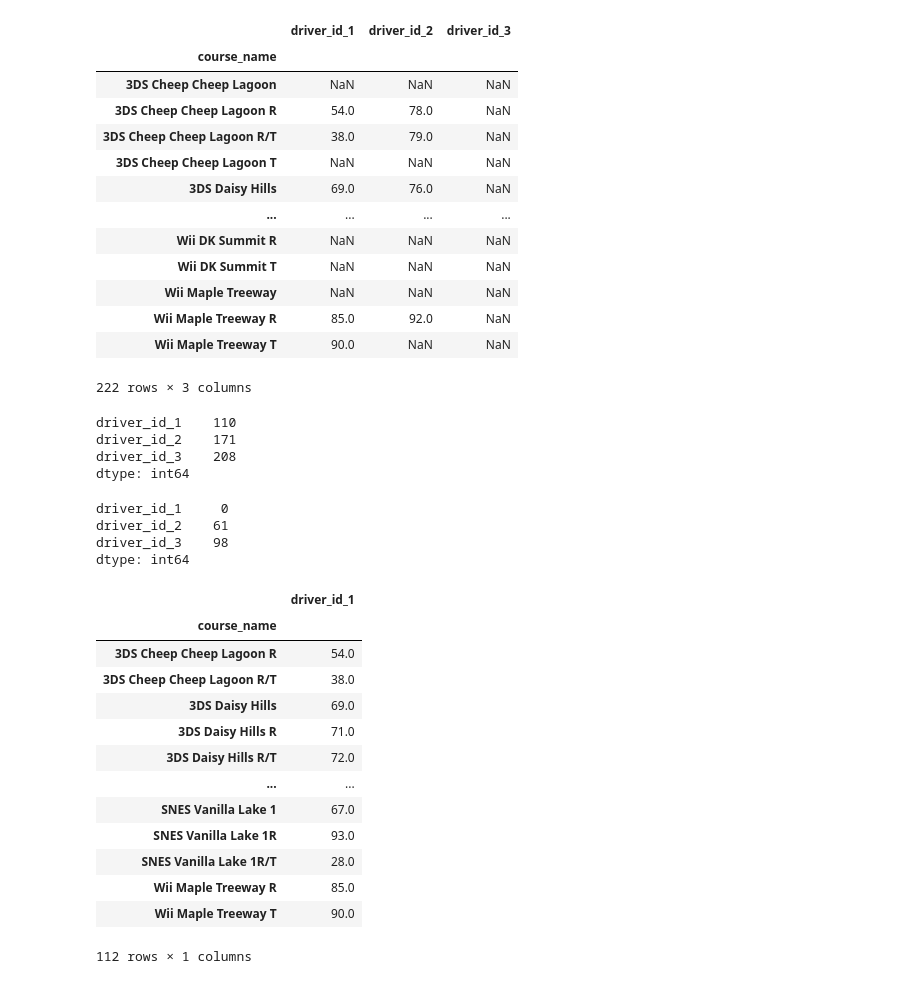
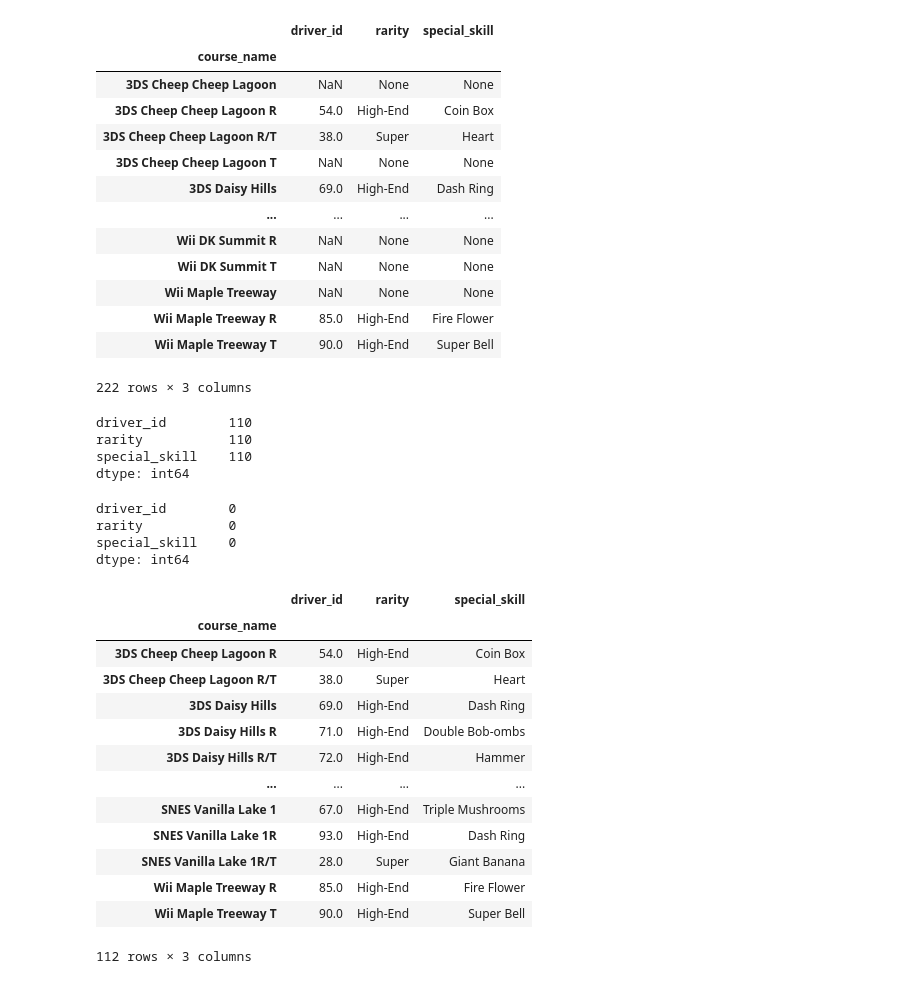
Before and after one commit to JordanWhite21/TheBluePowerShells, a Jupyter notebook: Top_Shelf_Drivers_Data_Cleaning.ipynb, the cells around one changed output. Saved outputs shown, nothing was run; the diff lists cells and outputs as text; code cells hidden in the pictures.

```diff
--- a/Top_Shelf_Drivers_Data_Cleaning.ipynb
+++ b/Top_Shelf_Drivers_Data_Cleaning.ipynb
@@ -14,7 +14,9 @@ level_1_top_shelf_driver = {}
 for course in CourseData:
     value = []
     for driver in course["level_one_top_shelf_drivers"]:
-        value.append(driver["id"])
+        value.append(driver["id"]),
+        value.append(driver["rarity"]),
+        value.append(driver["special_skill"])
     level_1_top_shelf_driver[course["name"]]=value
 level_1_top_shelf_driver
 # %% [output]
@@ -135,7 +119,9 @@ level_3_top_shelf_driver = {}
 for course in CourseData:
     value = []
     for driver in course["level_three_top_shelf_drivers"]:
-        value.append(driver["id"])
+        value.append(driver["id"]),
+        value.append(driver["rarity"]),
+        value.append(driver["special_skill"])
     level_3_top_shelf_driver[course["name"]]=value
 level_3_top_shelf_driver
 # %% [output]
@@ -177,59 +163,59 @@ level_three_df
 # %%
 # Make dataframe prettier
+level_three_df = level_three_df.drop(columns=[3,4,5,6,7,8])
 level_three_df = level_three_df.rename_axis("course_name")
-level_three_df = level_three_df.rename(columns={0:"driver_id_1",1:"driver_id_2",2:"driver_id_3"})
+level_three_df = level_three_df.rename(columns={0:"driver_id",1:"rarity",2:"special_skill"})
 level_three_df
 # %% [output]
-|  | driver_id_1 | driver_id_2 | driver_id_3 |
+|  | driver_id | rarity | special_skill |
 | course_name |  |  |  |
-| 3DS Cheep Cheep Lagoon | NaN | NaN | NaN |
-| 3DS Cheep Cheep Lagoon R | 54.0 | 78.0 | NaN |
-| 3DS Cheep Cheep Lagoon R/T | 38.0 | 79.0 | NaN |
-| 3DS Cheep Cheep Lagoon T | NaN | NaN | NaN |
-| 3DS Daisy Hills | 69.0 | 76.0 | NaN |
+| 3DS Cheep Cheep Lagoon | NaN | None | None |
+| 3DS Cheep Cheep Lagoon R | 54.0 | High-End | Coin Box |
+| 3DS Cheep Cheep Lagoon R/T | 38.0 | Super | Heart |
+| 3DS Cheep Cheep Lagoon T | NaN | None | None |
+| 3DS Daisy Hills | 69.0 | High-End | Dash Ring |
 | ... | ... | ... | ... |
-| Wii DK Summit R | NaN | NaN | NaN |
-| Wii DK Summit T | NaN | NaN | NaN |
-| Wii Maple Treeway | NaN | NaN | NaN |
-| Wii Maple Treeway R | 85.0 | 92.0 | NaN |
-| Wii Maple Treeway T | 90.0 | NaN | NaN |
+| Wii DK Summit R | NaN | None | None |
+| Wii DK Summit T | NaN | None | None |
+| Wii Maple Treeway | NaN | None | None |
+| Wii Maple Treeway R | 85.0 | High-End | Fire Flower |
+| Wii Maple Treeway T | 90.0 | High-End | Super Bell |
 222 rows × 3 columns
 # %%
 # Count NaN values per column
 level_three_df.isna().sum()
 # %% [output]
-driver_id_1    110
-driver_id_2    171
-driver_id_3    208
+driver_id        110
+rarity           110
+special_skill    110
 dtype: int64
 # %%
 # Drop rows with NaN in driver_id_1 and check that they were dropped
-level_three_df = level_three_df.dropna(subset=["driver_id_1"])
+level_three_df = level_three_df.dropna(subset=["driver_id"])
 level_three_df.isna().sum()
 # %% [output]
-driver_id_1     0
-driver_id_2    61
-driver_id_3    98
+driver_id        0
+rarity           0
+special_skill    0
 dtype: int64
 # %%
-# Drop remaining columnds with NaN values
-level_three_df = level_three_df.drop(columns=["driver_id_2","driver_id_3"])
+# Final DF shape
 level_three_df
 # %% [output]
-|  | driver_id_1 |
-| course_name |  |
-| 3DS Cheep Cheep Lagoon R | 54.0 |
-| 3DS Cheep Cheep Lagoon R/T | 38.0 |
-| 3DS Daisy Hills | 69.0 |
-| 3DS Daisy Hills R | 71.0 |
-| 3DS Daisy Hills R/T | 72.0 |
-| ... | ... |
-| SNES Vanilla Lake 1 | 67.0 |
-| SNES Vanilla Lake 1R | 93.0 |
-| SNES Vanilla Lake 1R/T | 28.0 |
-| Wii Maple Treeway R | 85.0 |
-| Wii Maple Treeway T | 90.0 |
+|  | driver_id | rarity | special_skill |
+| course_name |  |  |  |
+| 3DS Cheep Cheep Lagoon R | 54.0 | High-End | Coin Box |
+| 3DS Cheep Cheep Lagoon R/T | 38.0 | Super | Heart |
+| 3DS Daisy Hills | 69.0 | High-End | Dash Ring |
+| 3DS Daisy Hills R | 71.0 | High-End | Double Bob-ombs |
+| 3DS Daisy Hills R/T | 72.0 | High-End | Hammer |
+| ... | ... | ... | ... |
+| SNES Vanilla Lake 1 | 67.0 | High-End | Triple Mushrooms |
+| SNES Vanilla Lake 1R | 93.0 | High-End | Dash Ring |
+| SNES Vanilla Lake 1R/T | 28.0 | Super | Giant Banana |
+| Wii Maple Treeway R | 85.0 | High-End | Fire Flower |
+| Wii Maple Treeway T | 90.0 | High-End | Super Bell |
-112 rows × 1 columns
+112 rows × 3 columns
 # %%
 # LEVEL SIX TOP SHELF DRIVER CLEANING
 # %%
```
Also changed, not shown: parts of 15 cells of this notebook, 5 other files.
